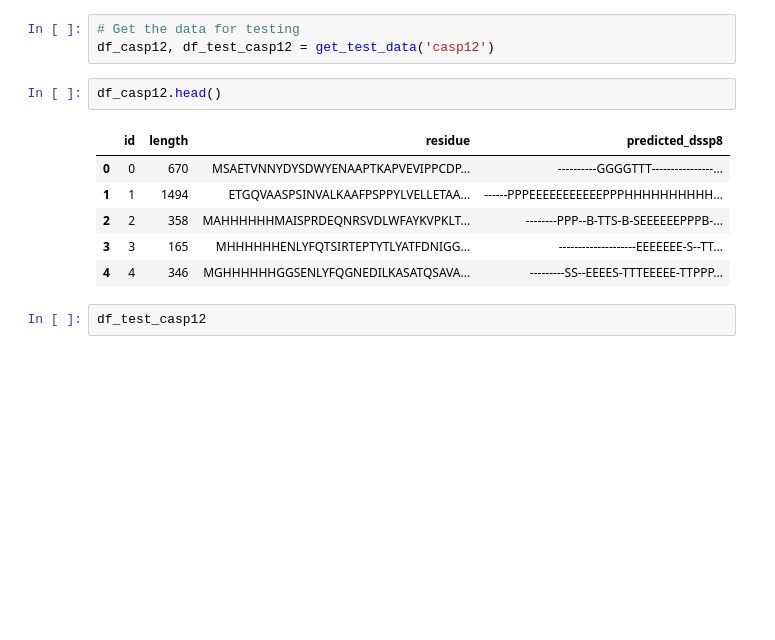
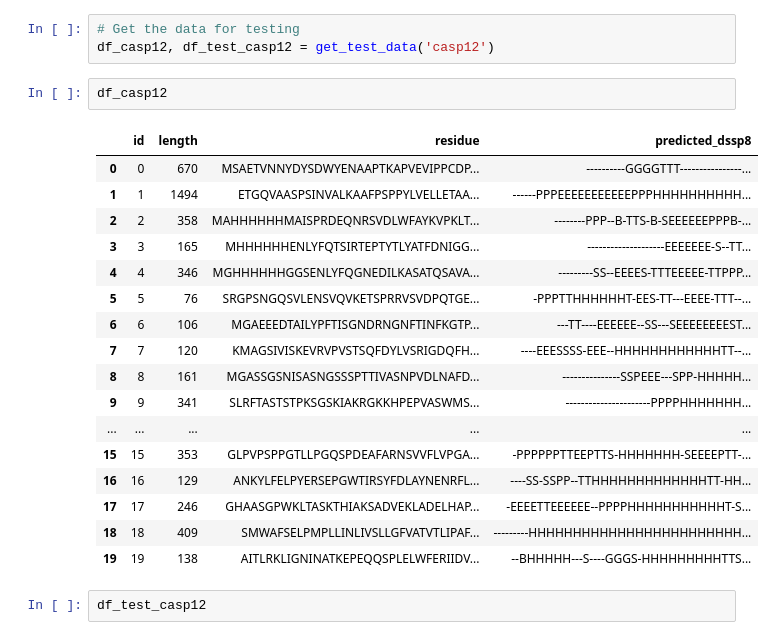
Before and after one commit to 4gungnand/Af3-cb513, a Jupyter notebook: Code/Testing_CASP12.ipynb, the cells around one changed output. Saved outputs shown, nothing was run; the diff lists cells and outputs as text; blank space fills up the shorter version.

```diff
--- a/Code/Testing_CASP12.ipynb
+++ b/Code/Testing_CASP12.ipynb
@@ -27,14 +27,25 @@ def get_test_data(dataset_name):
 # Get the data for testing
 df_casp12, df_test_casp12 = get_test_data('casp12')
 # %%
-df_casp12.head()
+df_casp12
 # %% [output]
 |  | id | length | residue | predicted_dssp8 |
 | 0 | 0 | 670 | MSAETVNNYDYSDWYENAAPTKAPVEVIPPCDP... | ----------GGGGTTT----------------... |
 | 1 | 1 | 1494 | ETGQVAASPSINVALKAAFPSPPYLVELLETAA... | ------PPPEEEEEEEEEEEPPPHHHHHHHHHH... |
 | 2 | 2 | 358 | MAHHHHHHMAISPRDEQNRSVDLWFAYKVPKLT... | --------PPP--B-TTS-B-SEEEEEEPPPB-... |
 | 3 | 3 | 165 | MHHHHHHENLYFQTSIRTEPTYTLYATFDNIGG... | --------------------EEEEEEE-S--TT... |
 | 4 | 4 | 346 | MGHHHHHHGGSENLYFQGNEDILKASATQSAVA... | ---------SS--EEEES-TTTEEEEE-TTPPP... |
+| 5 | 5 | 76 | SRGPSNGQSVLENSVQVKETSPRRVSVDPQTGE... | -PPPTTHHHHHHT-EES-TT---EEEE-TTT--... |
+| 6 | 6 | 106 | MGAEEEDTAILYPFTISGNDRNGNFTINFKGTP... | ---TT----EEEEEE--SS---SEEEEEEEEST... |
+| 7 | 7 | 120 | KMAGSIVISKEVRVPVSTSQFDYLVSRIGDQFH... | ----EEESSSS-EEE--HHHHHHHHHHHHTT--... |
+| 8 | 8 | 161 | MGASSGSNISASNGSSSPTTIVASNPVDLNAFD... | ---------------SSPEEE---SPP-HHHHH... |
+| 9 | 9 | 341 | SLRFTASTSTPKSGSKIAKRGKKHPEPVASWMS... | ----------------------PPPPHHHHHHH... |
+| ... | ... | ... | ... | ... |
+| 15 | 15 | 353 | GLPVPSPPGTLLPGQSPDEAFARNSVVFLVPGA... | -PPPPPPTTEEPTTS-HHHHHHH-SEEEEPTT-... |
+| 16 | 16 | 129 | ANKYLFELPYERSEPGWTIRSYFDLAYNENRFL... | ----SS-SSPP--TTHHHHHHHHHHHHHTT-HH... |
+| 17 | 17 | 246 | GHAASGPWKLTASKTHIAKSADVEKLADELHAP... | -EEEETTEEEEEE--PPPPHHHHHHHHHHHT-S... |
+| 18 | 18 | 409 | SMWAFSELPMPLLINLIVSLLGFVATVTLIPAF... | ---------HHHHHHHHHHHHHHHHHHHHHHHH... |
+| 19 | 19 | 138 | AITLRKLIGNINATKEPEQQSPLELWFERIIDV... | --BHHHHH---S----GGGS-HHHHHHHHHTTS... |
 # %%
 df_test_casp12
 # %% [output]
```
Also changed, not shown: parts of 9 cells of this notebook, 7 other files.
